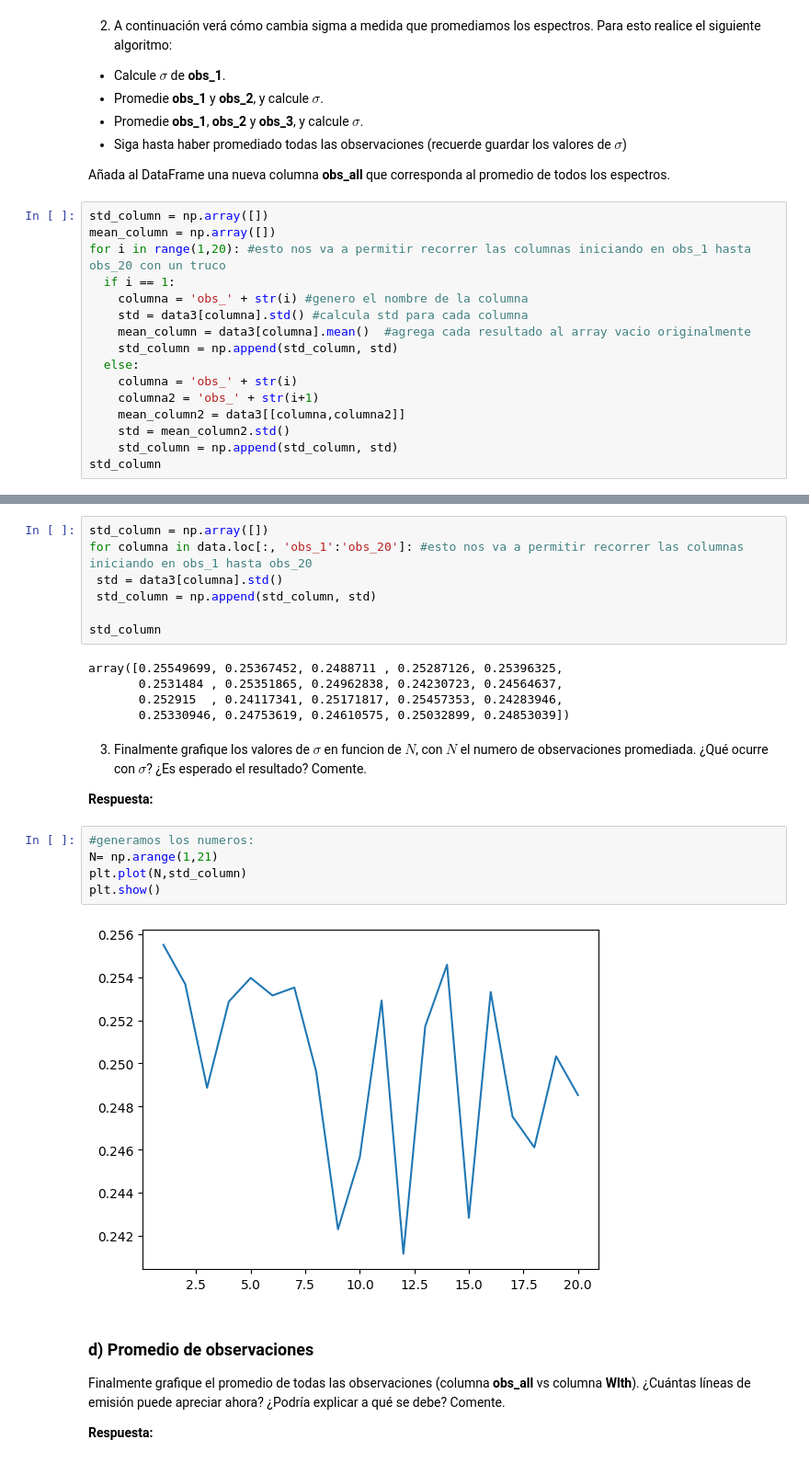
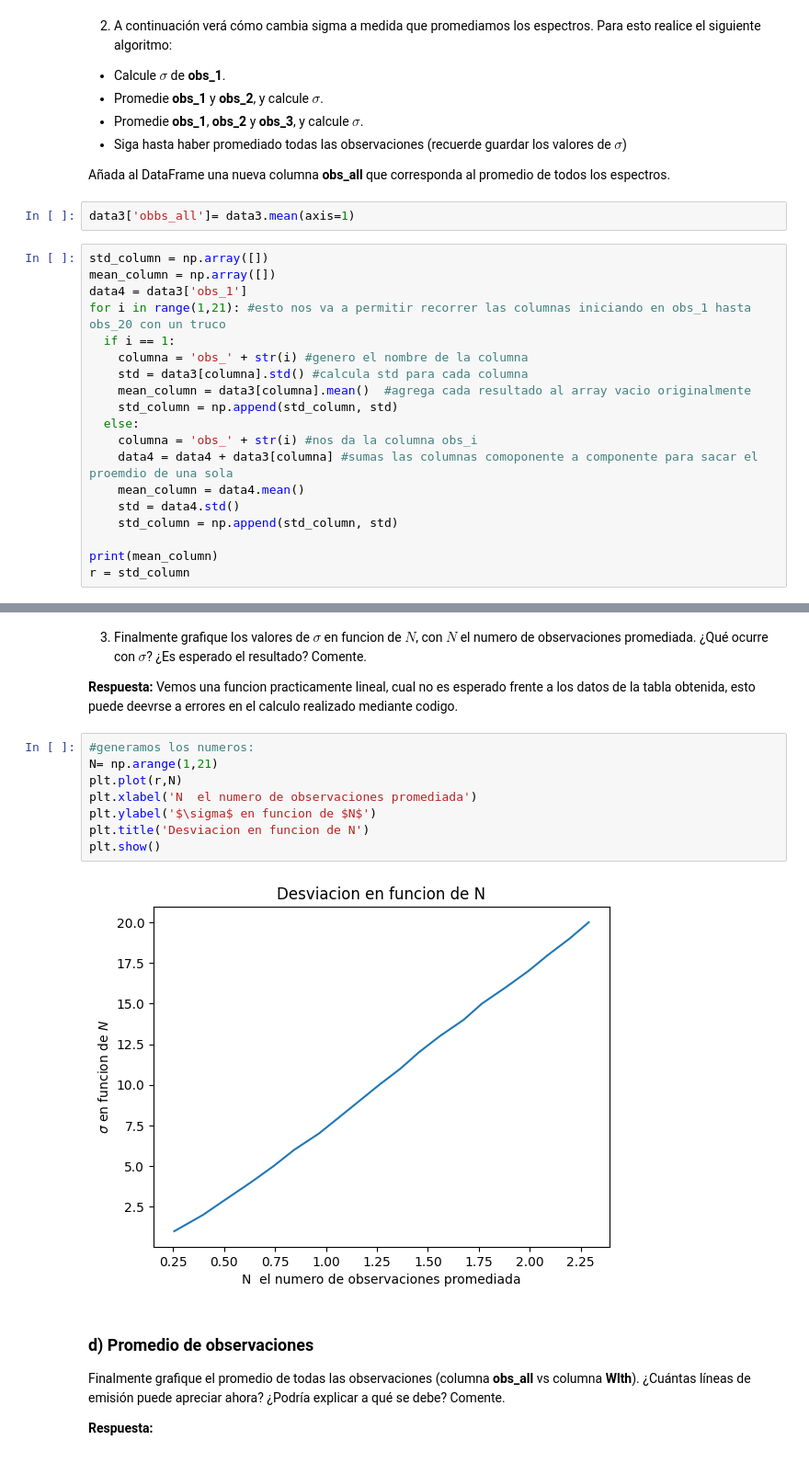
Before and after one commit to JoseAguirre-10/Tarea-2, a Jupyter notebook: Tarea2.ipynb, the cells around one changed output, grey strips where cells are left out. Shown at 92% size. Saved outputs shown, nothing was run; the diff lists cells and outputs as text.

```diff
--- a/Tarea2.ipynb
+++ b/Tarea2.ipynb
@@ -350,19 +350,24 @@ for columna in data.loc[:, 'obs_1':'obs_20']: #esto nos va a permitir recorrer l
  - Siga hasta haber promediado todas las observaciones (recuerde guardar los valores de $\sigma$)
 
  Añada al DataFrame una nueva columna **obs_all** que corresponda al promedio de todos los espectros.
+# %%
+data3['obbs_all']= data3.mean(axis=1)
 # %%
 std_column = np.array([])
 mean_column = np.array([])
-for i in range(1,20): #esto nos va a permitir recorrer las columnas iniciando en obs_1 hasta obs_20 con un truco
+data4 = data3['obs_1']
+for i in range(1,21): #esto nos va a permitir recorrer las columnas iniciando en obs_1 hasta obs_20 con un truco
   if i == 1:
     columna = 'obs_' + str(i) #genero el nombre de la columna
     std = data3[columna].std() #calcula std para cada columna
     mean_column = data3[columna].mean()  #agrega cada resultado al array vacio originalmente
     std_column = np.append(std_column, std)
   else:
-    columna = 'obs_' + str(i)
-    columna2 = 'obs_' + str(i+1)
-    mean_column2 = data3[[columna,columna2]]
-    std = mean_column2.std()
+    columna = 'obs_' + str(i) #nos da la columna obs_i
+    data4 = data4 + data3[columna] #sumas las columnas comoponente a componente para sacar el proemdio de una sola
+    mean_column = data4.mean()
+    std = data4.std()
     std_column = np.append(std_column, std)
-std_column
+
+print(mean_column)
+r = std_column
@@ -369,26 +380,17 @@ std_column
-# %%
-std_column = np.array([])
-for columna in data.loc[:, 'obs_1':'obs_20']: #esto nos va a permitir recorrer las columnas iniciando en obs_1 hasta obs_20
- std = data3[columna].std()
- std_column = np.append(std_column, std)
-
-std_column
-# %% [output]
-array([0.25549699, 0.25367452, 0.2488711 , 0.25287126, 0.25396325,
-       0.2531484 , 0.25351865, 0.24962838, 0.24230723, 0.24564637,
-       0.252915  , 0.24117341, 0.25171817, 0.25457353, 0.24283946,
-       0.25330946, 0.24753619, 0.24610575, 0.25032899, 0.24853039])
 # %% [markdown]
  3. Finalmente grafique los valores de $\sigma$ en funcion de $N$, con $N$ el numero de observaciones promediada. ¿Qué ocurre con $\sigma$? ¿Es esperado el resultado? Comente.
 
-**Respuesta:**
+**Respuesta:** Vemos una funcion practicamente lineal, cual no es esperado frente a los datos de la tabla obtenida, esto puede deevrse a errores en el calculo realizado mediante codigo.
 # %%
 #generamos los numeros:
 N= np.arange(1,21)
-plt.plot(N,std_column)
+plt.plot(r,N)
+plt.xlabel('N  el numero de observaciones promediada')
+plt.ylabel('$\sigma$ en funcion de $N$')
+plt.title('Desviacion en funcion de N')
 plt.show()
 # %% [output]
-[figure, old version]
+[figure, new version]
 # %% [markdown]
 ### d) Promedio de observaciones
 
```
Also changed, not shown: parts of 2 cells of this notebook.
